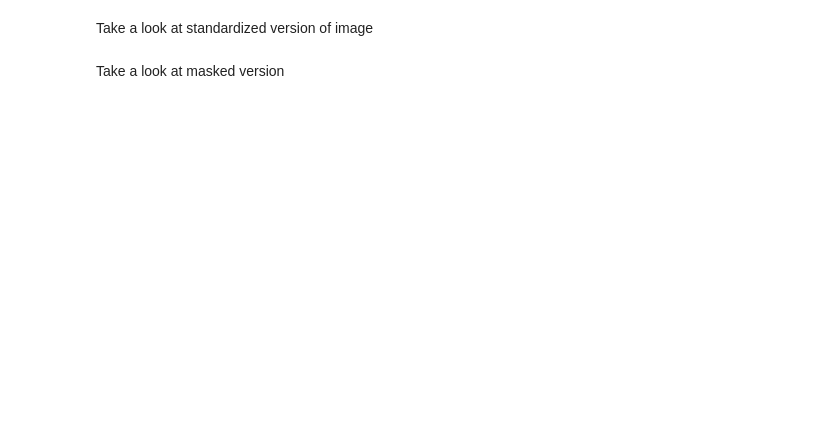
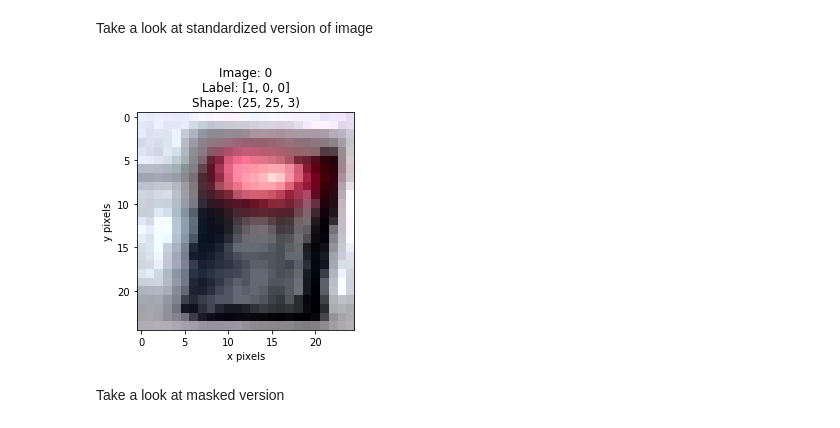
Before and after one commit to willhunt/traffic_light_classifier, a Jupyter notebook: notebook_traffic_light_classifier.ipynb, the cells around one changed output. Saved outputs shown, nothing was run; the diff lists cells and outputs as text; code cells hidden in the pictures; blank space fills up the shorter version.

```diff
--- a/notebook_traffic_light_classifier.ipynb
+++ b/notebook_traffic_light_classifier.ipynb
@@ -65,7 +69,9 @@ traffic_light_classifier.visualize_image(image_index)
 # %% [markdown]
 Take a look at standardized version of image
 # %%
-traffic_light_classifier.visualize_image(image_index, list_name='standardized')
+tlc_training.visualize_image(image_index, list_name='standardized')
+# %% [output]
+[figure, added]
 # %% [markdown]
 Take a look at masked version
 # %%
```
Also changed, not shown: parts of 14 cells of this notebook, 4 other files.
